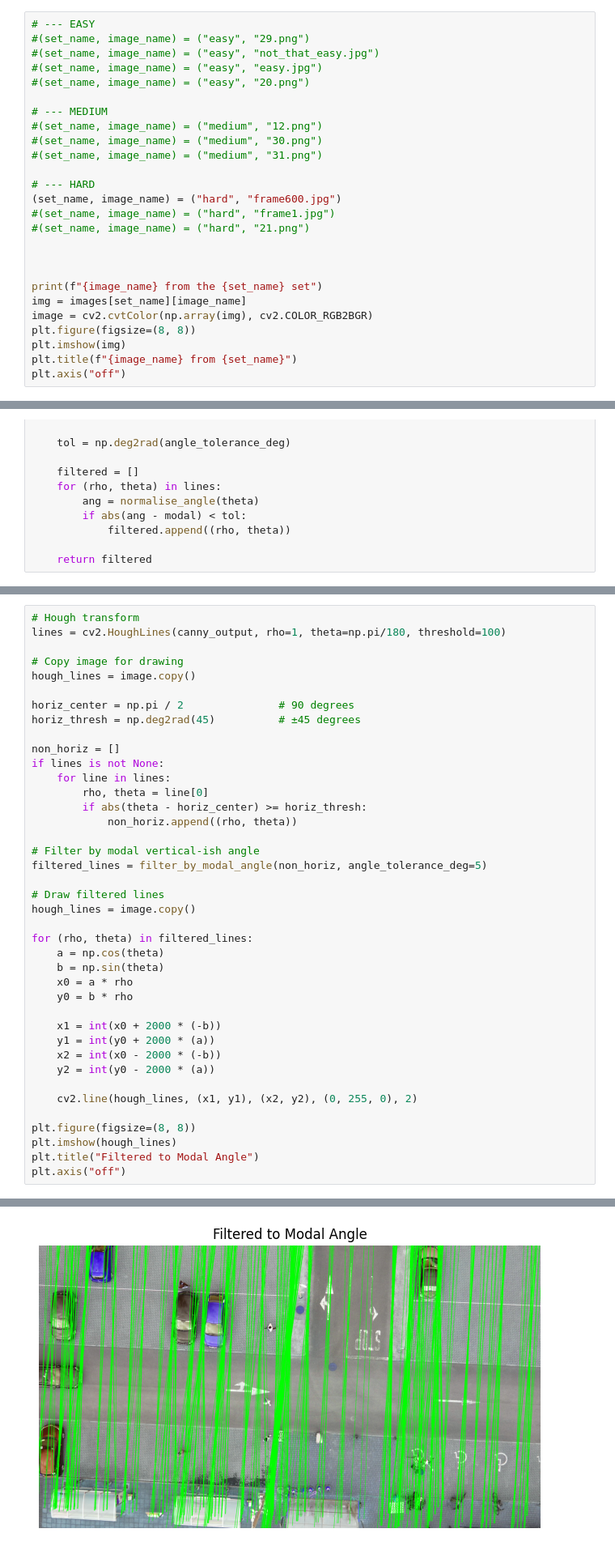
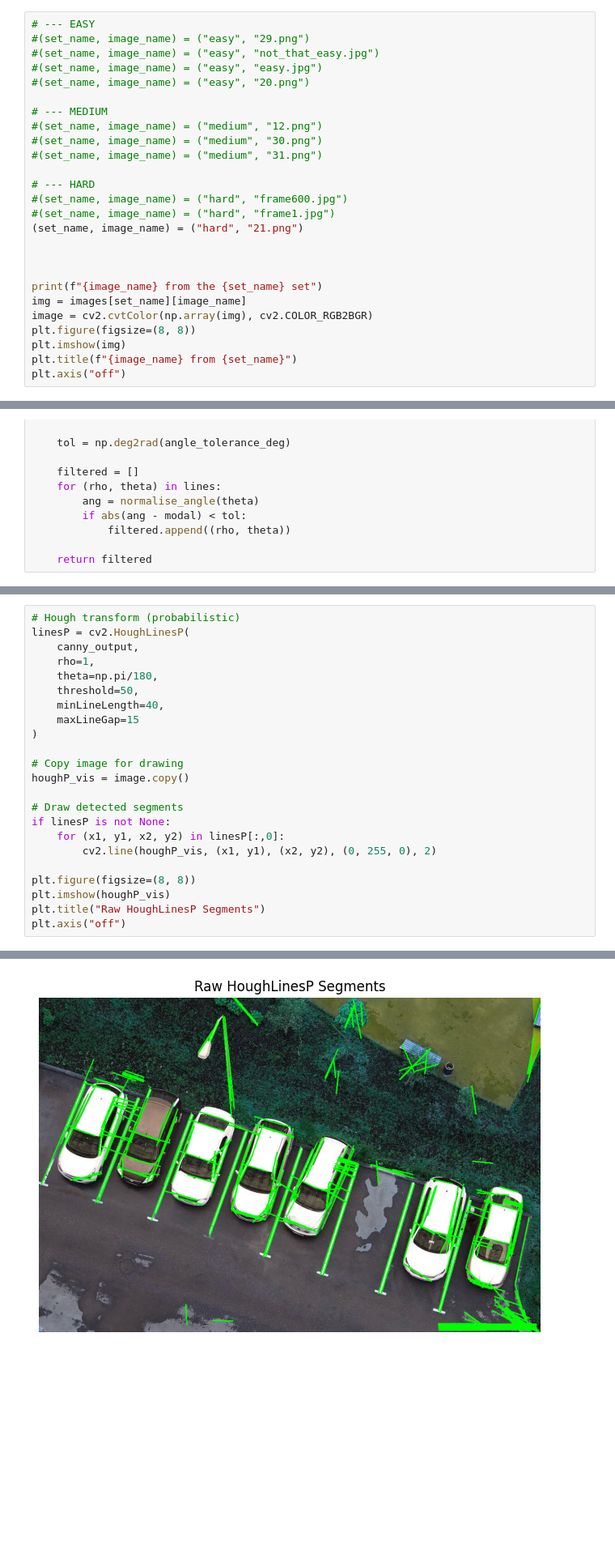
Before and after one commit to Bobfritguy/EE551_mini_project, a Jupyter notebook: mini_project.ipynb, the cells around one changed output, grey strips where cells are left out. Shown at 81% size. Cells and saved outputs as stored; diff of their text form; blank space fills up the shorter version.

Commit message:
Hough P is working OK, but not sure how to get the row widths from that.

```diff
--- a/mini_project.ipynb
+++ b/mini_project.ipynb
@@ -91,9 +91,9 @@ def get_canny_edges_auto(grey, sigma=0.33, debug=True, title="Canny Edges (Auto)
 #(set_name, image_name) = ("medium", "31.png")
 
 # --- HARD
-(set_name, image_name) = ("hard", "frame600.jpg")
+#(set_name, image_name) = ("hard", "frame600.jpg")
 #(set_name, image_name) = ("hard", "frame1.jpg")
-#(set_name, image_name) = ("hard", "21.png")
+(set_name, image_name) = ("hard", "21.png")
 
 
 
@@ -218,41 +230,24 @@ def filter_by_modal_angle(lines, angle_tolerance_deg=5):
 # %%
-# Hough transform
-lines = cv2.HoughLines(canny_output, rho=1, theta=np.pi/180, threshold=100)
+# Hough transform (probabilistic)
+linesP = cv2.HoughLinesP(
+    canny_output,
+    rho=1,
+    theta=np.pi/180,
+    threshold=50,
+    minLineLength=40,
+    maxLineGap=15
+)
 
 # Copy image for drawing
-hough_lines = image.copy()
+houghP_vis = image.copy()
 
-horiz_center = np.pi / 2               # 90 degrees
-horiz_thresh = np.deg2rad(45)          # ±45 degrees
-
-non_horiz = []
-if lines is not None:
-    for line in lines:
-        rho, theta = line[0]
-        if abs(theta - horiz_center) >= horiz_thresh:
-            non_horiz.append((rho, theta))
-
-# Filter by modal vertical-ish angle
-filtered_lines = filter_by_modal_angle(non_horiz, angle_tolerance_deg=5)
-
-# Draw filtered lines
-hough_lines = image.copy()
-
-for (rho, theta) in filtered_lines:
-    a = np.cos(theta)
-    b = np.sin(theta)
-    x0 = a * rho
-    y0 = b * rho
-
-    x1 = int(x0 + 2000 * (-b))
-    y1 = int(y0 + 2000 * (a))
-    x2 = int(x0 - 2000 * (-b))
-    y2 = int(y0 - 2000 * (a))
-
-    cv2.line(hough_lines, (x1, y1), (x2, y2), (0, 255, 0), 2)
+# Draw detected segments
+if linesP is not None:
+    for (x1, y1, x2, y2) in linesP[:,0]:
+        cv2.line(houghP_vis, (x1, y1), (x2, y2), (0, 255, 0), 2)
 
 plt.figure(figsize=(8, 8))
-plt.imshow(hough_lines)
-plt.title("Filtered to Modal Angle")
+plt.imshow(houghP_vis)
+plt.title("Raw HoughLinesP Segments")
 plt.axis("off")
 # %% [output]
@@ -260 +255 @@ plt.axis("off")
-[figure, old version]
+[figure, new version]
```
Also changed, not shown: parts of 6 cells of this notebook.
